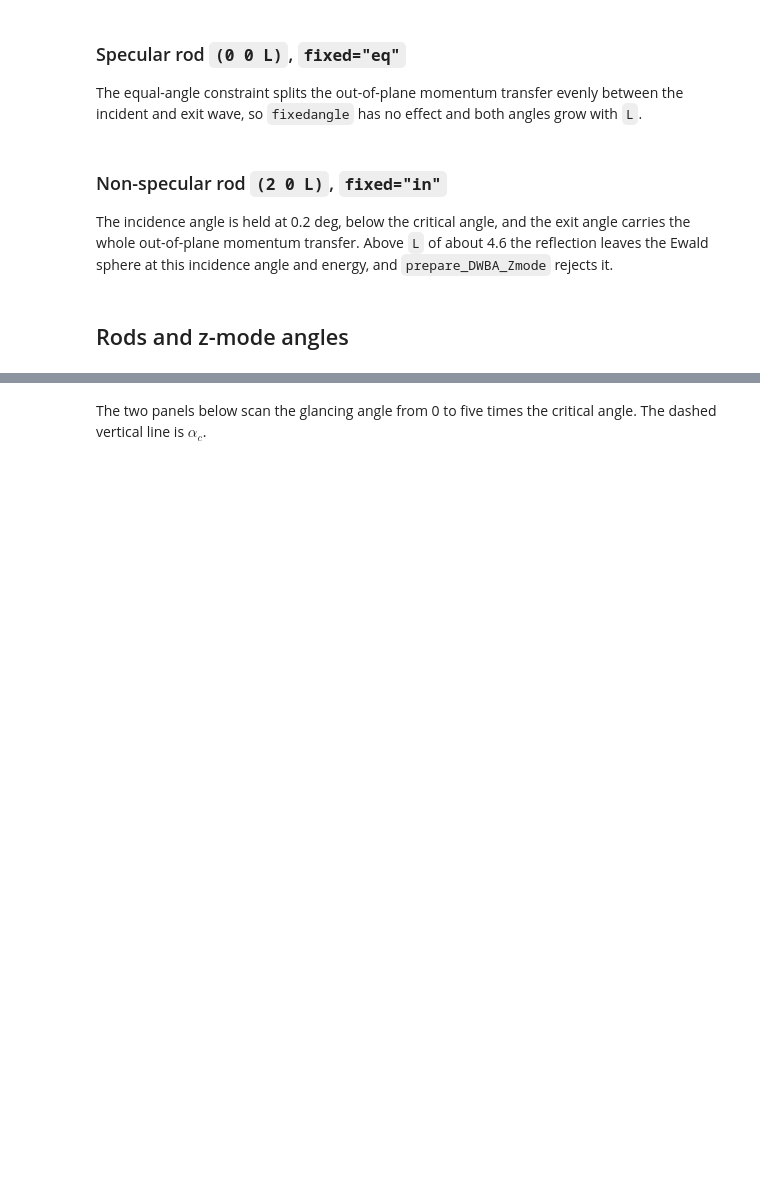
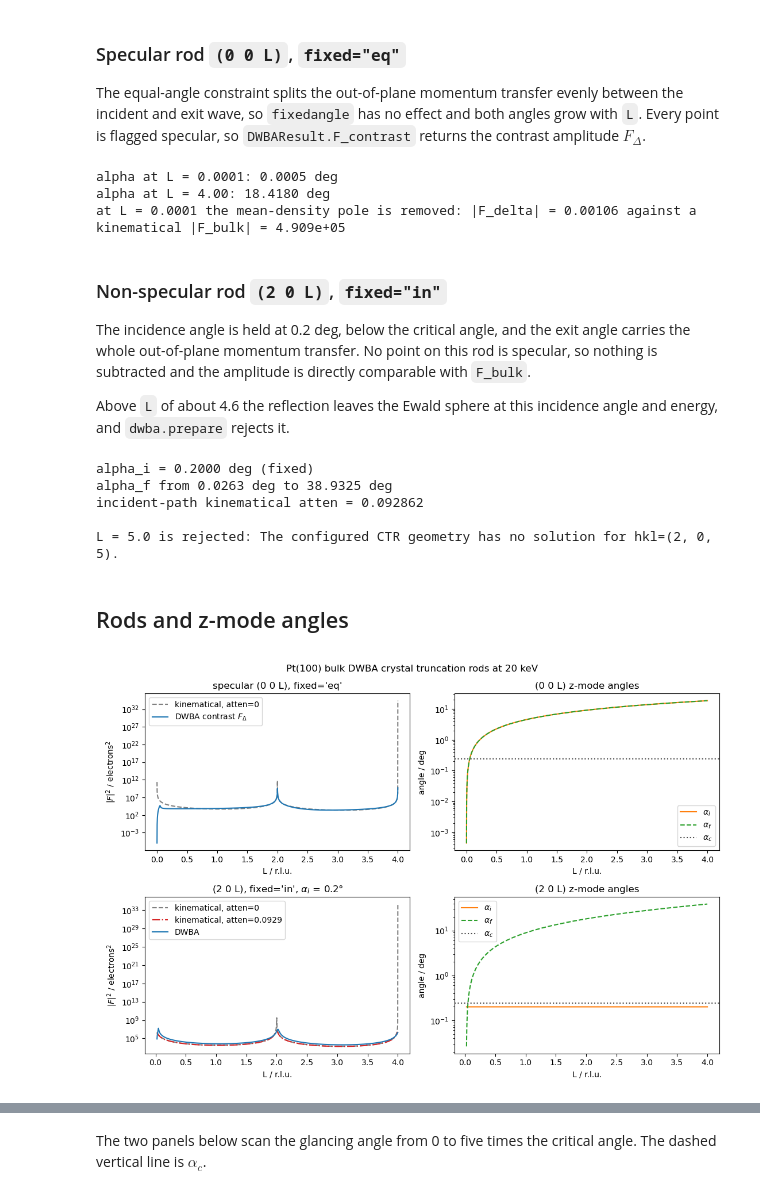
Before and after one commit to tifuchs/orGUI, a Jupyter notebook: examples/CTR/pt100_dwba_ctr_example.ipynb, the cells around one changed output, grey strips where cells are left out. Cells and saved outputs as stored; diff of their text form; code cells hidden in the pictures; blank space fills up the shorter version.

Commit message:
docs(phys): document DWBA state and observable amplitudes

```diff
--- a/examples/CTR/pt100_dwba_ctr_example.ipynb
+++ b/examples/CTR/pt100_dwba_ctr_example.ipynb
@@ -131,33 +143,46 @@ def rod(crystal, h, k, L, fixedangle, fixed):
 
 The equal-angle constraint splits the out-of-plane momentum transfer
 evenly between the incident and exit wave, so `fixedangle` has no
-effect and both angles grow with `L`.
+effect and both angles grow with `L`. Every point is flagged specular,
+so `DWBAResult.F_contrast` returns the contrast amplitude $F_\Delta$.
 # %%
 L_specular = np.linspace(0.0001, 4.0, 2001)
-F_dwba_s, F_kin_s, alpha_i_s, alpha_f_s = rod(
+prepared_s, F_dwba_s, F_kin_s, alpha_i_s, alpha_f_s = rod(
     crystal, 0.0, 0.0, L_specular, 0.0, "eq"
 )
 
 np.testing.assert_allclose(alpha_i_s, alpha_f_s)
+assert np.all(prepared_s.is_specular)
 print(
-    f"alpha at L = {L_specular[0]:.2f}: "
+    f"alpha at L = {L_specular[0]:.4f}: "
     f"{np.rad2deg(alpha_i_s[0]):.4f} deg\n"
     f"alpha at L = {L_specular[-1]:.2f}: "
-    f"{np.rad2deg(alpha_i_s[-1]):.4f} deg"
+    f"{np.rad2deg(alpha_i_s[-1]):.4f} deg\n"
+    f"at L = {L_specular[0]:.4f} the mean-density pole is removed: "
+    f"|F_delta| = {np.abs(F_dwba_s[0]):.4g} against a kinematical "
+    f"|F_bulk| = {np.abs(F_kin_s[0]):.4g}"
 )
+# %% [output]
+alpha at L = 0.0001: 0.0005 deg
+alpha at L = 4.00: 18.4180 deg
+at L = 0.0001 the mean-density pole is removed: |F_delta| = 0.00106 against a kinematical |F_bulk| = 4.909e+05
 # %% [markdown]
 ### Non-specular rod `(2 0 L)`, `fixed="in"`
 
 The incidence angle is held at 0.2 deg, below the critical angle, and
-the exit angle carries the whole out-of-plane momentum transfer.
+the exit angle carries the whole out-of-plane momentum transfer. No
+point on this rod is specular, so nothing is subtracted and the
+amplitude is directly comparable with `F_bulk`.
+
 Above `L` of about 4.6 the reflection leaves the Ewald sphere at this
-incidence angle and energy, and `prepare_DWBA_Zmode` rejects it.
+incidence angle and energy, and `dwba.prepare` rejects it.
 # %%
 L_rod = np.linspace(0.025, 4.0, 2001)
 alpha_i_fixed = np.deg2rad(NONSPECULAR_ALPHA_I_DEG)
-F_dwba_r, F_kin_r, alpha_i_r, alpha_f_r = rod(
+prepared_r, F_dwba_r, F_kin_r, alpha_i_r, alpha_f_r = rod(
     crystal, 2.0, 0.0, L_rod, alpha_i_fixed, "in"
 )
+assert not np.any(prepared_r.is_specular)
 atten_incident = CTRutil.set_atten_from_dwba(crystal, alpha_i_fixed)
 F_kin_r_attenuated = crystal.uc_bulk.F_bulk(
     np.full_like(L_rod, 2.0), np.zeros_like(L_rod), L_rod, crystal.atten
@@ -171,20 +196,20 @@ print(
 )
 
 try:
-    crystal.prepare_DWBA_Zmode(
-        2.0,
-        0.0,
-        5.0,
-        np.deg2rad(NONSPECULAR_ALPHA_I_DEG),
-        fixed="in",
-    )
+    crystal.dwba.prepare(2.0, 0.0, 5.0)
 except ValueError as error:
     print(f"\nL = 5.0 is rejected: {error}")
+# %% [output]
+alpha_i = 0.2000 deg (fixed)
+alpha_f from 0.0263 deg to 38.9325 deg
+incident-path kinematical atten = 0.092862
+
+L = 5.0 is rejected: The configured CTR geometry has no solution for hkl=(2, 0, 5).
 # %% [markdown]
 ## Rods and z-mode angles
 # %%
 def plot_rod(axes, L, F_dwba, F_kinematical, title,
-             F_kinematical_attenuated=None):
+             F_kinematical_attenuated=None, dwba_label="DWBA"):
     """Plot the DWBA and kinematical intensity of one rod."""
     axes.semilogy(
         L, np.abs(F_kinematical) ** 2, "--", color="0.5",
@@ -195,7 +220,7 @@ def plot_rod(axes, L, F_dwba, F_kinematical, title,
             L, np.abs(F_kinematical_attenuated) ** 2, "-.", color="C3",
             label=rf"kinematical, atten={crystal.atten:.4f}",
         )
-    axes.semilogy(L, np.abs(F_dwba) ** 2, "-", color="C0", label="DWBA")
+    axes.semilogy(L, np.abs(F_dwba) ** 2, "-", color="C0", label=dwba_label)
     axes.set_xlabel("L / r.l.u.")
     axes.set_ylabel(r"$|F|^2$ / electrons$^2$")
     axes.set_title(title)
@@ -219,31 +244,34 @@ def plot_angles(axes, L, alpha_i, alpha_f, alpha_c, title):
     axes.set_xlabel("L / r.l.u.")
     axes.set_ylabel("angle / deg")
     axes.set_title(title)
     axes.legend()
 
 
 figure, axes = plt.subplots(2, 2, figsize=(11.0, 7.5))
 plot_rod(
     axes[0, 0], L_specular, F_dwba_s, F_kin_s,
     "specular (0 0 L), fixed='eq'",
+    dwba_label=r"DWBA contrast $F_\Delta$",
 )
 plot_angles(
     axes[0, 1], L_specular, alpha_i_s, alpha_f_s, alpha_c,
     "(0 0 L) z-mode angles",
 )
 plot_rod(
     axes[1, 0], L_rod, F_dwba_r, F_kin_r,
     "(2 0 L), fixed='in', "
     rf"$\alpha_i$ = {NONSPECULAR_ALPHA_I_DEG:g}$\degree$",
     F_kinematical_attenuated=F_kin_r_attenuated,
 )
 plot_angles(
     axes[1, 1], L_rod, alpha_i_r, alpha_f_r, alpha_c,
     "(2 0 L) z-mode angles",
 )
 figure.suptitle(
     f"Pt(100) bulk DWBA crystal truncation rods at "
     f"{ENERGY_EV * 1e-3:g} keV"
 )
 figure.tight_layout()
+# %% [output]
+[figure, added]
 # %% [markdown]
```
Also changed, not shown: parts of 17 cells of this notebook, 6 other files.
